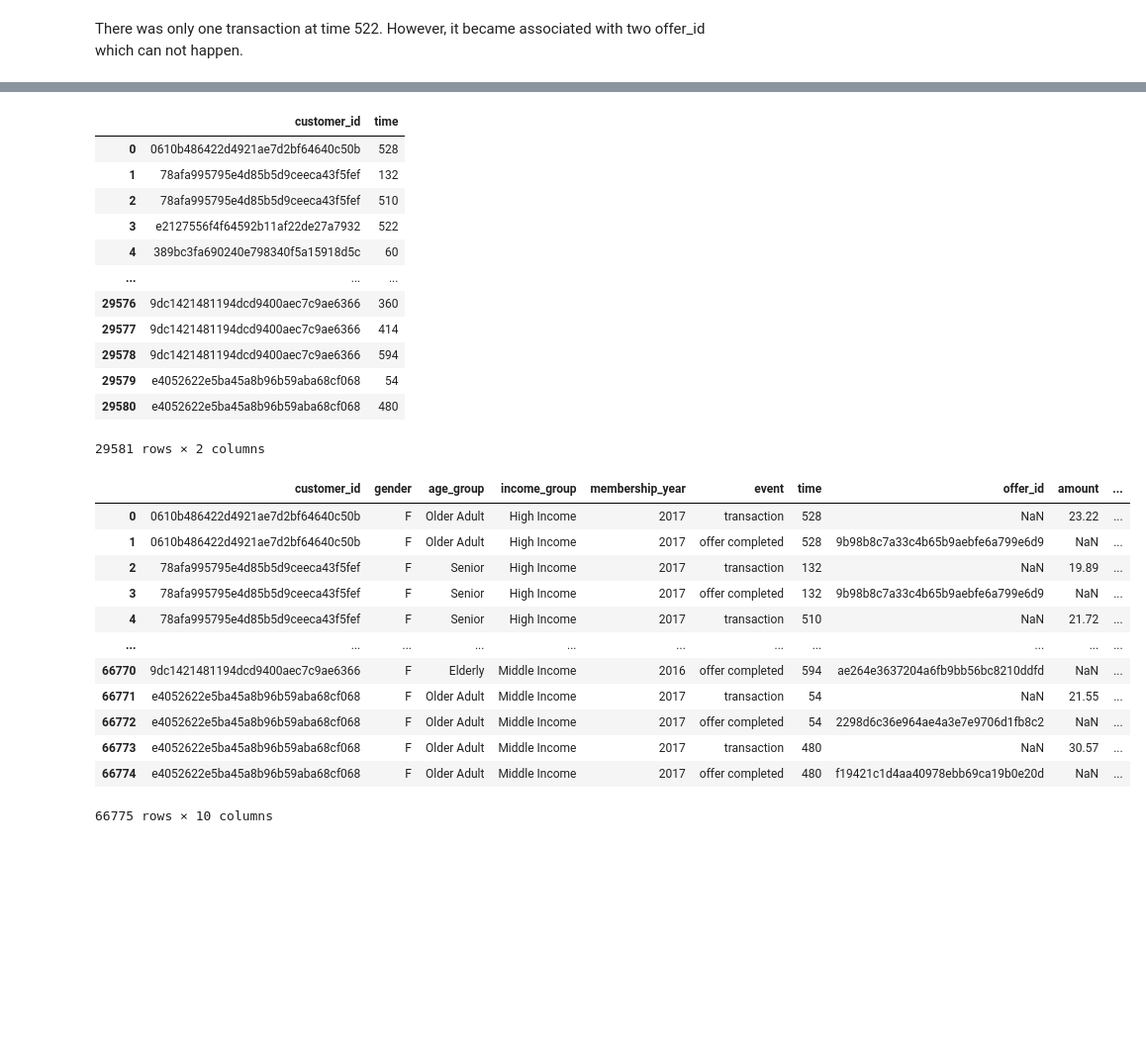
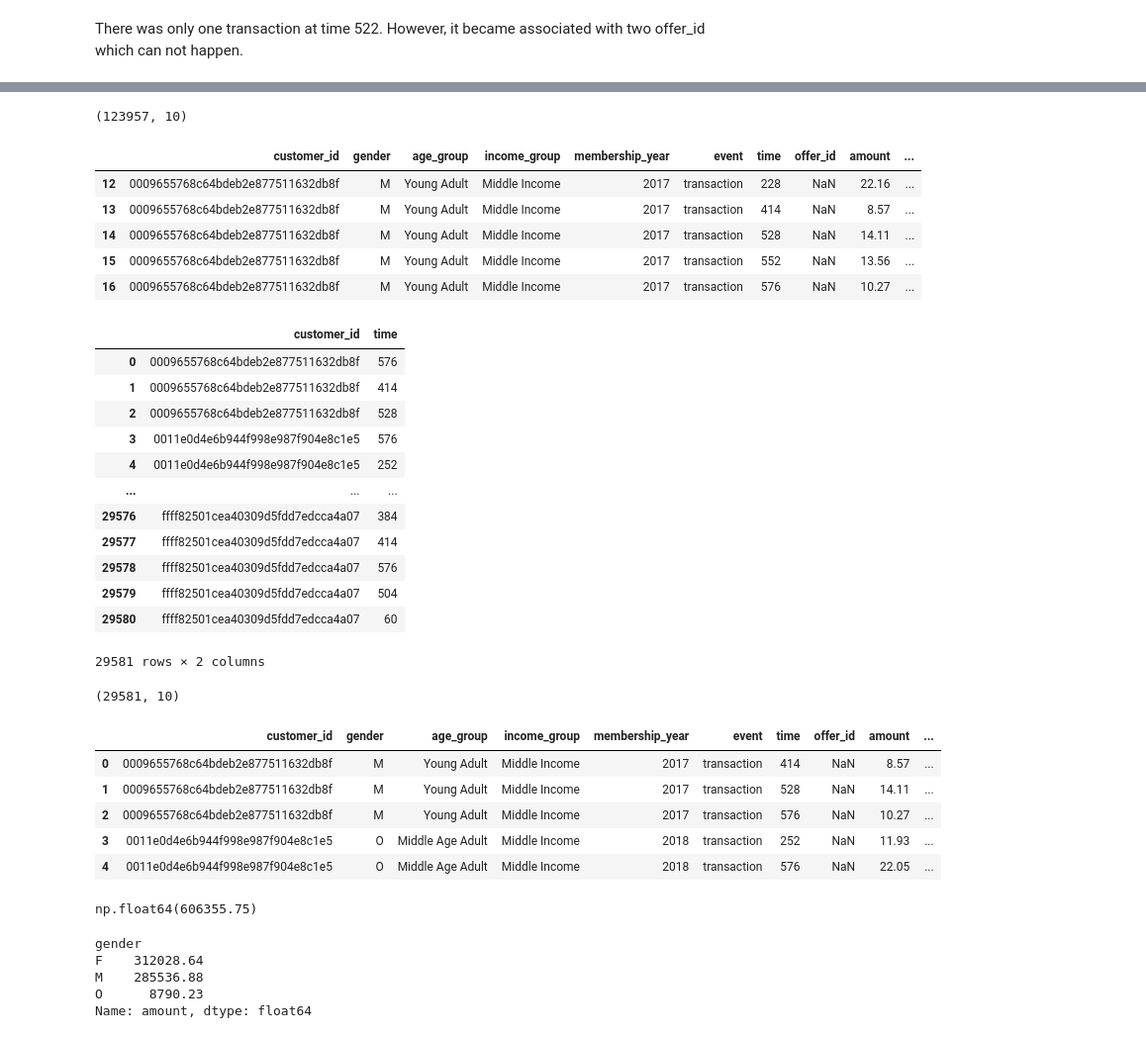
Before and after one commit to irfanzim/Python-Maven-Rewards-Challenge, a Jupyter notebook: Untitled1.ipynb, the cells around one changed output, grey strips where cells are left out. Shown at 99% size. Saved outputs shown, nothing was run; the diff lists cells and outputs as text; code cells hidden in the pictures; blank space fills up the shorter version.

```diff
--- a/Untitled1.ipynb
+++ b/Untitled1.ipynb
@@ -751,0 +875,5 @@ df_final_offers[df_final_offers['comp_time'].duplicated(keep=False)]
+# %%
+#get df_completed
+df_completed=df_sorted[df_sorted.event=="offer completed"]
+print(df_completed.shape)
+df_completed.head()
@@ -752,41 +888,64 @@ df_final_offers[df_final_offers['comp_time'].duplicated(keep=False)]
+# %%
+#get df_transaction
+df_transaction=df_sorted[df_sorted.event=="transaction"]
+print(df_transaction.shape)
+df_transaction.head()
+# %% [output]
+(123957, 10)
+|  | customer_id | gender | age_group | income_group | membership_year | event | time | offer_id | amount | ... |
+| 12 | 0009655768c64bdeb2e877511632db8f | M | Young Adult | Middle Income | 2017 | transaction | 228 | NaN | 22.16 | ... |
+| 13 | 0009655768c64bdeb2e877511632db8f | M | Young Adult | Middle Income | 2017 | transaction | 414 | NaN | 8.57 | ... |
+| 14 | 0009655768c64bdeb2e877511632db8f | M | Young Adult | Middle Income | 2017 | transaction | 528 | NaN | 14.11 | ... |
+| 15 | 0009655768c64bdeb2e877511632db8f | M | Young Adult | Middle Income | 2017 | transaction | 552 | NaN | 13.56 | ... |
+| 16 | 0009655768c64bdeb2e877511632db8f | M | Young Adult | Middle Income | 2017 | transaction | 576 | NaN | 10.27 | ... |
 # %%
 #get rows where transaction time and completed time is same
 matching_pairs = pd.merge(
-    df_transactions[['customer_id', 'time']].drop_duplicates(),
     df_completed[['customer_id', 'time']].drop_duplicates(),
+    df_transaction[['customer_id', 'time']].drop_duplicates(),
     on=['customer_id', 'time'],
     how='inner'
 )
 matching_pairs
 # %% [output]
 |  | customer_id | time |
-| 0 | 0610b486422d4921ae7d2bf64640c50b | 528 |
-| 1 | 78afa995795e4d85b5d9ceeca43f5fef | 132 |
-| 2 | 78afa995795e4d85b5d9ceeca43f5fef | 510 |
-| 3 | e2127556f4f64592b11af22de27a7932 | 522 |
-| 4 | 389bc3fa690240e798340f5a15918d5c | 60 |
+| 0 | 0009655768c64bdeb2e877511632db8f | 576 |
+| 1 | 0009655768c64bdeb2e877511632db8f | 414 |
+| 2 | 0009655768c64bdeb2e877511632db8f | 528 |
+| 3 | 0011e0d4e6b944f998e987f904e8c1e5 | 576 |
+| 4 | 0011e0d4e6b944f998e987f904e8c1e5 | 252 |
 | ... | ... | ... |
-| 29576 | 9dc1421481194dcd9400aec7c9ae6366 | 360 |
-| 29577 | 9dc1421481194dcd9400aec7c9ae6366 | 414 |
-| 29578 | 9dc1421481194dcd9400aec7c9ae6366 | 594 |
-| 29579 | e4052622e5ba45a8b96b59aba68cf068 | 54 |
-| 29580 | e4052622e5ba45a8b96b59aba68cf068 | 480 |
+| 29576 | ffff82501cea40309d5fdd7edcca4a07 | 384 |
+| 29577 | ffff82501cea40309d5fdd7edcca4a07 | 414 |
+| 29578 | ffff82501cea40309d5fdd7edcca4a07 | 576 |
+| 29579 | ffff82501cea40309d5fdd7edcca4a07 | 504 |
+| 29580 | ffff82501cea40309d5fdd7edcca4a07 | 60 |
 29581 rows × 2 columns
 # %%
-#filter df_customer_events
-df_matching_rows = pd.merge(df_customer_events, matching_pairs, on=['customer_id', 'time'], how='inner')
-df_matching_rows
+#filter df_transaction to get offer_related transaction
+df_offer_tran = pd.merge(df_transaction, matching_pairs, on=['customer_id', 'time'], how='inner')
+print(df_offer_tran.shape)
+df_offer_tran.head()
 # %% [output]
+(29581, 10)
 |  | customer_id | gender | age_group | income_group | membership_year | event | time | offer_id | amount | ... |
-| 0 | 0610b486422d4921ae7d2bf64640c50b | F | Older Adult | High Income | 2017 | transaction | 528 | NaN | 23.22 | ... |
-| 1 | 0610b486422d4921ae7d2bf64640c50b | F | Older Adult | High Income | 2017 | offer completed | 528 | 9b98b8c7a33c4b65b9aebfe6a799e6d9 | NaN | ... |
-| 2 | 78afa995795e4d85b5d9ceeca43f5fef | F | Senior | High Income | 2017 | transaction | 132 | NaN | 19.89 | ... |
-| 3 | 78afa995795e4d85b5d9ceeca43f5fef | F | Senior | High Income | 2017 | offer completed | 132 | 9b98b8c7a33c4b65b9aebfe6a799e6d9 | NaN | ... |
-| 4 | 78afa995795e4d85b5d9ceeca43f5fef | F | Senior | High Income | 2017 | transaction | 510 | NaN | 21.72 | ... |
-| ... | ... | ... | ... | ... | ... | ... | ... | ... | ... | ... |
-| 66770 | 9dc1421481194dcd9400aec7c9ae6366 | F | Elderly | Middle Income | 2016 | offer completed | 594 | ae264e3637204a6fb9bb56bc8210ddfd | NaN | ... |
-| 66771 | e4052622e5ba45a8b96b59aba68cf068 | F | Older Adult | Middle Income | 2017 | transaction | 54 | NaN | 21.55 | ... |
-| 66772 | e4052622e5ba45a8b96b59aba68cf068 | F | Older Adult | Middle Income | 2017 | offer completed | 54 | 2298d6c36e964ae4a3e7e9706d1fb8c2 | NaN | ... |
-| 66773 | e4052622e5ba45a8b96b59aba68cf068 | F | Older Adult | Middle Income | 2017 | transaction | 480 | NaN | 30.57 | ... |
-| 66774 | e4052622e5ba45a8b96b59aba68cf068 | F | Older Adult | Middle Income | 2017 | offer completed | 480 | f19421c1d4aa40978ebb69ca19b0e20d | NaN | ... |
+| 0 | 0009655768c64bdeb2e877511632db8f | M | Young Adult | Middle Income | 2017 | transaction | 414 | NaN | 8.57 | ... |
+| 1 | 0009655768c64bdeb2e877511632db8f | M | Young Adult | Middle Income | 2017 | transaction | 528 | NaN | 14.11 | ... |
+| 2 | 0009655768c64bdeb2e877511632db8f | M | Young Adult | Middle Income | 2017 | transaction | 576 | NaN | 10.27 | ... |
+| 3 | 0011e0d4e6b944f998e987f904e8c1e5 | O | Middle Age Adult | Middle Income | 2018 | transaction | 252 | NaN | 11.93 | ... |
+| 4 | 0011e0d4e6b944f998e987f904e8c1e5 | O | Middle Age Adult | Middle Income | 2018 | transaction | 576 | NaN | 22.05 | ... |
-66775 rows × 10 columns
+# %%
+#total offer related transaction amount
+df_offer_tran.amount.sum()
+# %% [output]
+np.float64(606355.75)
+# %%
+#transaction amount based on gender
+offer_transaction_amount_gender=df_offer_tran.groupby("gender")["amount"].sum()
+print(offer_transaction_amount_gender)
+# %% [output]
+gender
+F    312028.64
+M    285536.88
+O      8790.23
+Name: amount, dtype: float64
```
Also changed, not shown: parts of 60 cells of this notebook.
